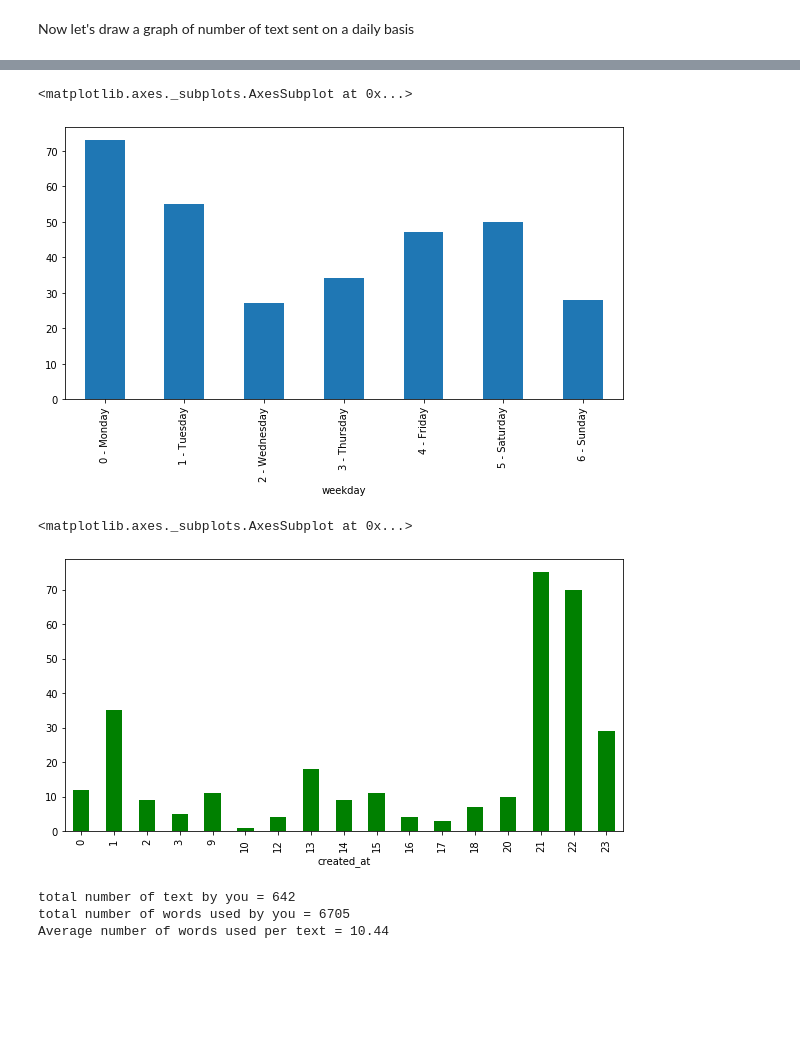
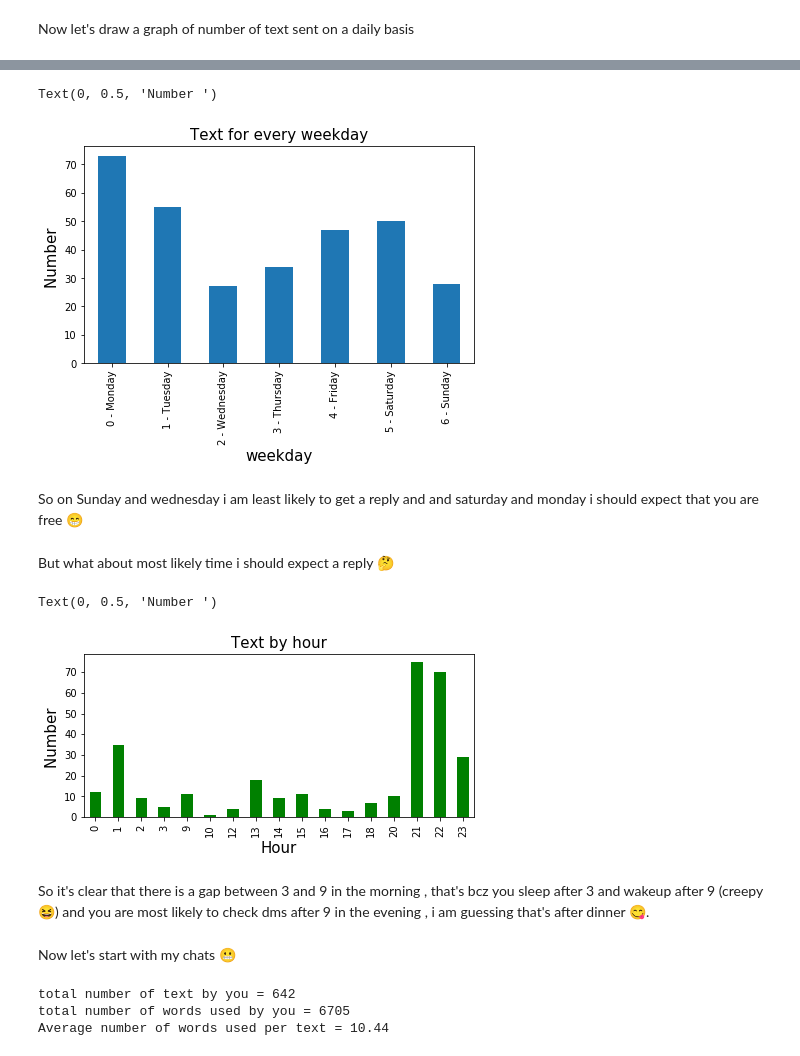
Before and after one commit to itsajoke542/chat_analyser, a Jupyter notebook: final_chat_analyser.ipynb, the cells around one changed output, grey strips where cells are left out. Drawn from its saved outputs; the diff is of its cells as text; code cells hidden in the pictures; blank space fills up the shorter version.

```diff
--- a/final_chat_analyser.ipynb
+++ b/final_chat_analyser.ipynb
@@ -88,16 +92,31 @@ Text(0, 0.5, 'Number ')
 # %%
 week_days_himani = {0:'0 - Monday',1:'1 - Tuesday',2:'2 - Wednesday',3:'3 - Thursday',4:'4 - Friday',5:'5 - Saturday',6:'6 - Sunday'}
 df['weekday'] = df['created_at'].apply(lambda x: week_days_himani[x.weekday()])
-df.groupby('weekday')['created_at'].count().plot(kind='bar',figsize=(10,5))
+df.groupby('weekday')['created_at'].count().plot(kind='bar',figsize=(7,4))
+plt.title('Text for every weekday', fontsize=15)
+plt.xlabel('weekday', fontsize=15)
+plt.ylabel('Number ', fontsize=15)
 # %% [output]
-<matplotlib.axes._subplots.AxesSubplot at 0x...>
+Text(0, 0.5, 'Number ')
-[figure, old version]
+[figure, new version]
+# %% [markdown]
+So on Sunday and wednesday i am least likely to get a reply and and saturday and monday i should expect that you are free 😁
+# %% [markdown]
+But what about most likely time i should expect a reply 🤔
 # %%
 times = pd.DatetimeIndex(df.index)
-df.groupby([times.hour]).text.count().plot(kind='bar',figsize=(10,5),color='g')
+df.groupby([times.hour]).text.count().plot(kind='bar',figsize=(7,3),color='g')
+plt.title('Text by hour', fontsize=15)
+plt.xlabel('Hour', fontsize=15)
+plt.ylabel('Number ', fontsize=15)
 # %% [output]
-<matplotlib.axes._subplots.AxesSubplot at 0x...>
+Text(0, 0.5, 'Number ')
-[figure, old version]
+[figure, new version]
+# %% [markdown]
+So it's clear that there is a gap between 3 and 9 in the morning , that's bcz you sleep after 3 and wakeup after 9 (creepy 😆)
+and you are most likely to check dms after 9 in the evening , i am guessing that's after dinner 😋.
+# %% [markdown]
+Now let's start with my chats 😬
 # %%
 df_anurag = chat_data_final[chat_data_final.sender == 'anurag__542']
 df1 = df_anurag
```
Also changed, not shown: parts of 18 cells of this notebook.
